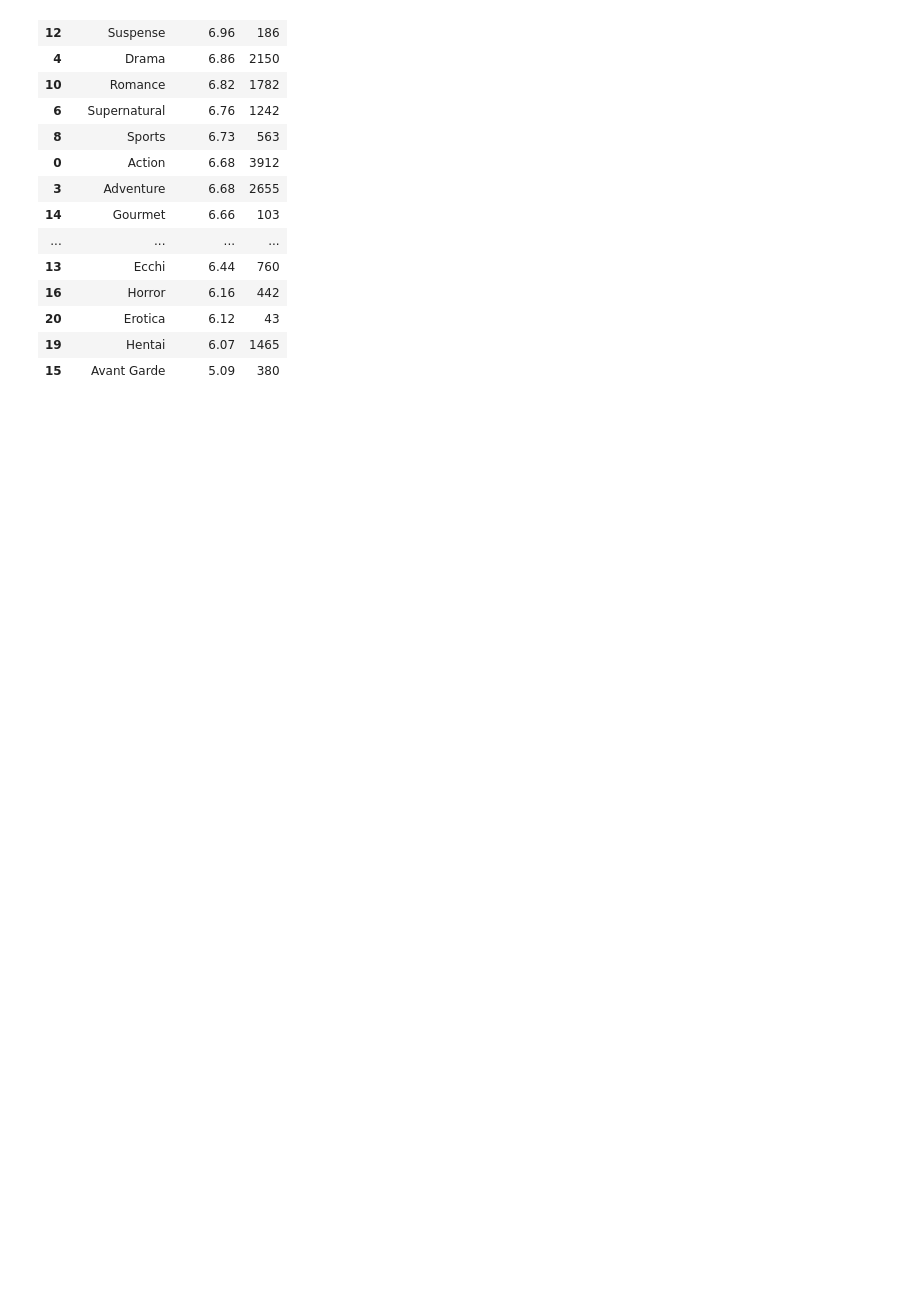
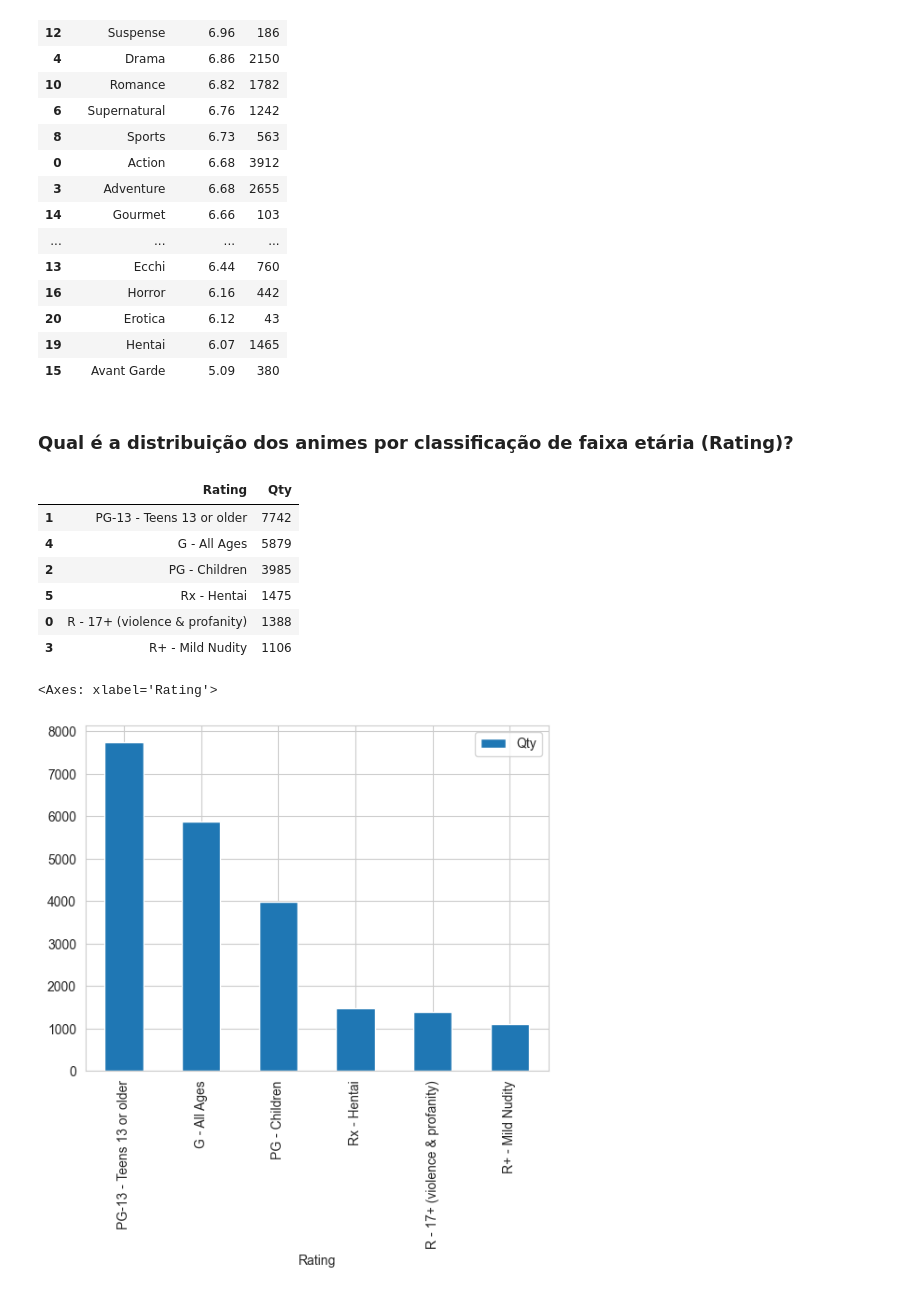
Before and after one commit to lucashensil/Analise-MyAnimeList-2023, a Jupyter notebook: main.ipynb, the cells around one changed output. Drawn from its saved outputs; the diff is of its cells as text; code cells hidden in the pictures; blank space fills up the shorter version.

```diff
--- a/main.ipynb
+++ b/main.ipynb
@@ -257,3 +257,29 @@ display(merged_sg)
 | 20 | Erotica | 6.12 | 43 |
 | 19 | Hentai | 6.07 | 1465 |
 | 15 | Avant Garde | 5.09 | 380 |
+# %% [markdown]
+### Qual é a distribuição dos animes por classificação de faixa etária (Rating)?
+# %%
+data_rating = data.query("Rating != 'UNKNOWN'")
+ratings = data_rating['Rating']
+dic_rating = defaultdict(int)
+
+for rating in ratings:
+    dic_rating[rating] += 1
+
+
+rating_df = pd.DataFrame(list(dic_rating.items()), columns=['Rating', 'Qty'])
+rating_df = rating_df.sort_values(by='Qty', ascending=False)
+
+display(rating_df)
+rating_df.plot(kind='bar', x='Rating')
+# %% [output]
+|  | Rating | Qty |
+| 1 | PG-13 - Teens 13 or older | 7742 |
+| 4 | G - All Ages | 5879 |
+| 2 | PG - Children | 3985 |
+| 5 | Rx - Hentai | 1475 |
+| 0 | R - 17+ (violence & profanity) | 1388 |
+| 3 | R+ - Mild Nudity | 1106 |
+<Axes: xlabel='Rating'>
+[figure, added]
```
